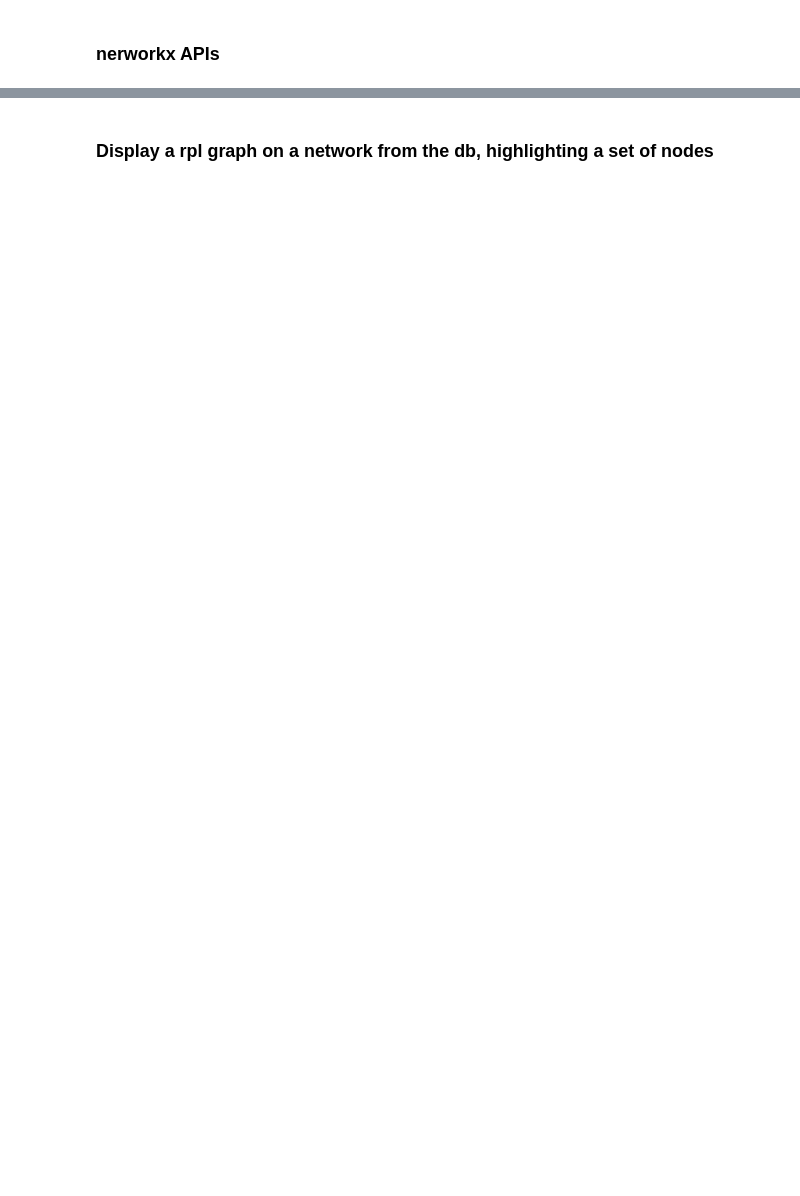
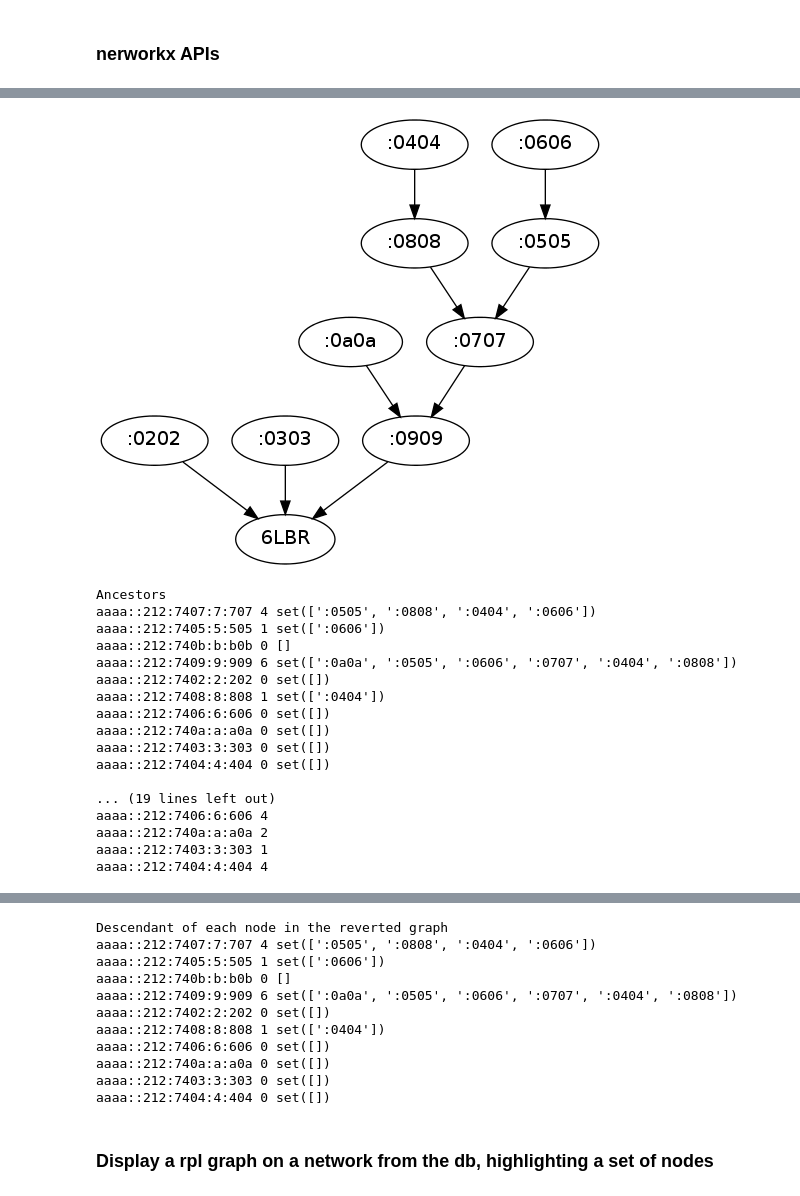
Before and after one commit to tecip-nes/pyot, a Jupyter notebook: pyotapp/rpl_info.ipynb, the cells around one changed output, grey strips where cells are left out. Saved outputs shown, nothing was run; the diff lists cells and outputs as text; code cells hidden in the pictures; blank space fills up the shorter version.

Commit message:
rpl graph, added methods to calculate successors and ancestors

```diff
--- a/pyotapp/rpl_info.ipynb
+++ b/pyotapp/rpl_info.ipynb
@@ -97,0 +28,53 @@ network density=  0.1
+# %%
+g = RplGraph.objects.all()[0]
+pngShow(g.getPNG())
+graph = g.graph
+#print info(graph)
+
+hs = Host.objects.filter(kqueue=g.net)
+
+print
+print 'Ancestors'
+for h in hs:
+    #node = g.find_node_from_host(h)
+    print h, len(g.get_ancestors(h)), g.get_ancestors(h)
+
+print
+print 'Descendant of each node in the graph'
+
+for h in hs:
+    print h, len(g.get_descendants(h)), g.get_descendants(h)
+
+print
+print 'Number of hops to reach every node'
+for h in hs:
+    print h, g.get_shortest_path_length(h)
+
+#create a reverted graph
+rev = RplGraph.objects.create(graph=g.graph.reverse(), net = g.net)
+
+pngShow(rev.getPNG())
+print
+print 'Descendant of each node in the reverted graph'
+
+for h in hs:
+    print h, len(rev.get_descendants(h)), rev.get_descendants(h)
+# %% [output]
+[figure, added]
+Ancestors
+aaaa::212:7407:7:707 4 set([':0505', ':0808', ':0404', ':0606'])
+aaaa::212:7405:5:505 1 set([':0606'])
+aaaa::212:740b:b:b0b 0 []
+aaaa::212:7409:9:909 6 set([':0a0a', ':0505', ':0606', ':0707', ':0404', ':0808'])
+aaaa::212:7402:2:202 0 set([])
+aaaa::212:7408:8:808 1 set([':0404'])
+aaaa::212:7406:6:606 0 set([])
+aaaa::212:740a:a:a0a 0 set([])
+aaaa::212:7403:3:303 0 set([])
+aaaa::212:7404:4:404 0 set([])
+
+... (19 lines left out)
+aaaa::212:7406:6:606 4
+aaaa::212:740a:a:a0a 2
+aaaa::212:7403:3:303 1
+aaaa::212:7404:4:404 4
@@ -98,3 +82,14 @@ network density=  0.1
+Descendant of each node in the reverted graph
+aaaa::212:7407:7:707 4 set([':0505', ':0808', ':0404', ':0606'])
+aaaa::212:7405:5:505 1 set([':0606'])
+aaaa::212:740b:b:b0b 0 []
+aaaa::212:7409:9:909 6 set([':0a0a', ':0505', ':0606', ':0707', ':0404', ':0808'])
+aaaa::212:7402:2:202 0 set([])
+aaaa::212:7408:8:808 1 set([':0404'])
+aaaa::212:7406:6:606 0 set([])
+aaaa::212:740a:a:a0a 0 set([])
+aaaa::212:7403:3:303 0 set([])
+aaaa::212:7404:4:404 0 set([])
 # %% [markdown]
 ### Display a rpl graph on a network from the db, highlighting a set of nodes
 # %%
```
Also changed, not shown: parts of 6 cells of this notebook, 1 other file.
